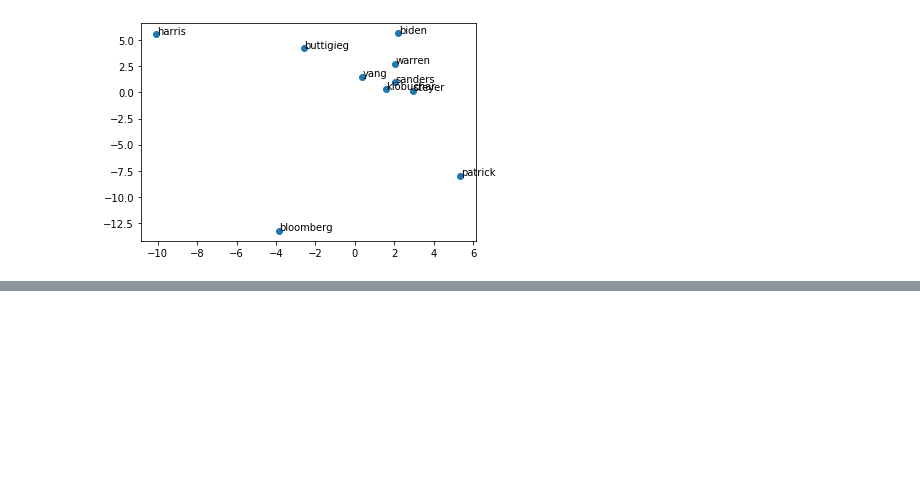
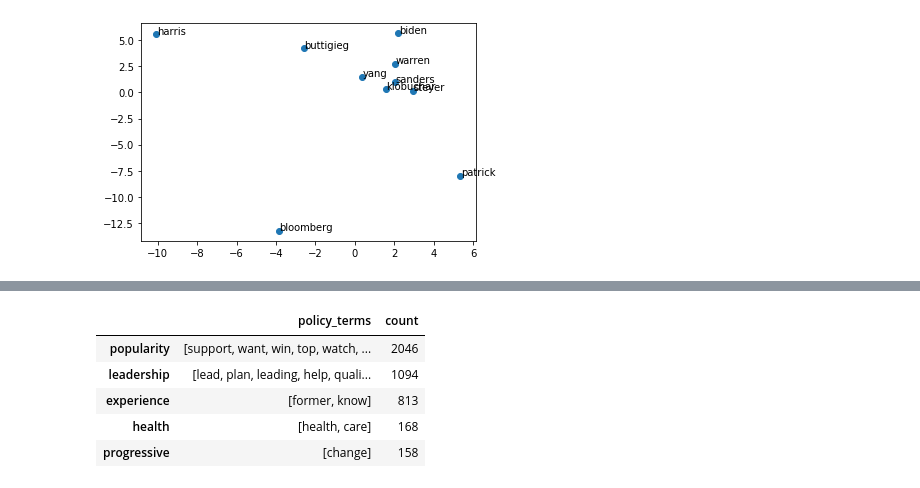
Before and after one commit to cdd6689/Twitter-Politics-Text-Analytics-project-, a Jupyter notebook: Twitter Project/Lift Analysis.ipynb, the cells around one changed output, grey strips where cells are left out. Cells and saved outputs as stored; diff of their text form; code cells hidden in the pictures; blank space fills up the shorter version.

```diff
--- a/Twitter Project/Lift Analysis.ipynb
+++ b/Twitter Project/Lift Analysis.ipynb
@@ -165,0 +188,24 @@ for candidate in inverse_lift_candidates.index.values:
+# %%
+policy_dict = { "leadership": ["lead", "plan", "leading", "help", "qualified"],
+                "experience":["former", "know"],
+                "popularity":["support", "want", "win", "top", "watch", "best", "back", "potential", "great", "believe"],
+                "progressive": ["change"],
+                "education": ["school"],
+                "taxes": ["tax"],
+                "jobs": ["work"],
+                "health": ["health", "care"]}
+# %%
+def count_attribute(df, attribute_terms):
+    return(np.sum(df['processed'].map(lambda x: len([term for term in attribute_terms if term in x])>=1 )))
+
+top_policy = pd.DataFrame(pd.Series(policy_dict), columns=['policy_terms'])
+top_policy['count'] = top_policy['policy_terms'].map(lambda x: count_attribute(df, x))
+
+top_policy.sort_values(by=['count'], ascending=False)[:5]
+# %% [output]
+|  | policy_terms | count |
+| popularity | [support, want, win, top, watch, ... | 2046 |
+| leadership | [lead, plan, leading, help, quali... | 1094 |
+| experience | [former, know] | 813 |
+| health | [health, care] | 168 |
+| progressive | [change] | 158 |
```
Also changed, not shown: parts of 5 cells of this notebook.
